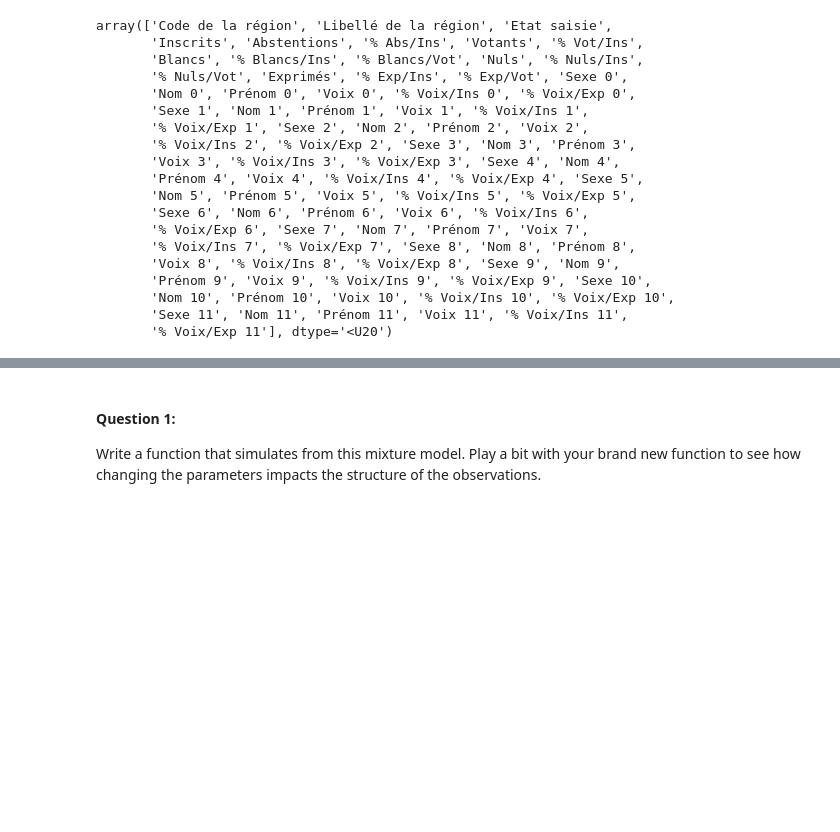
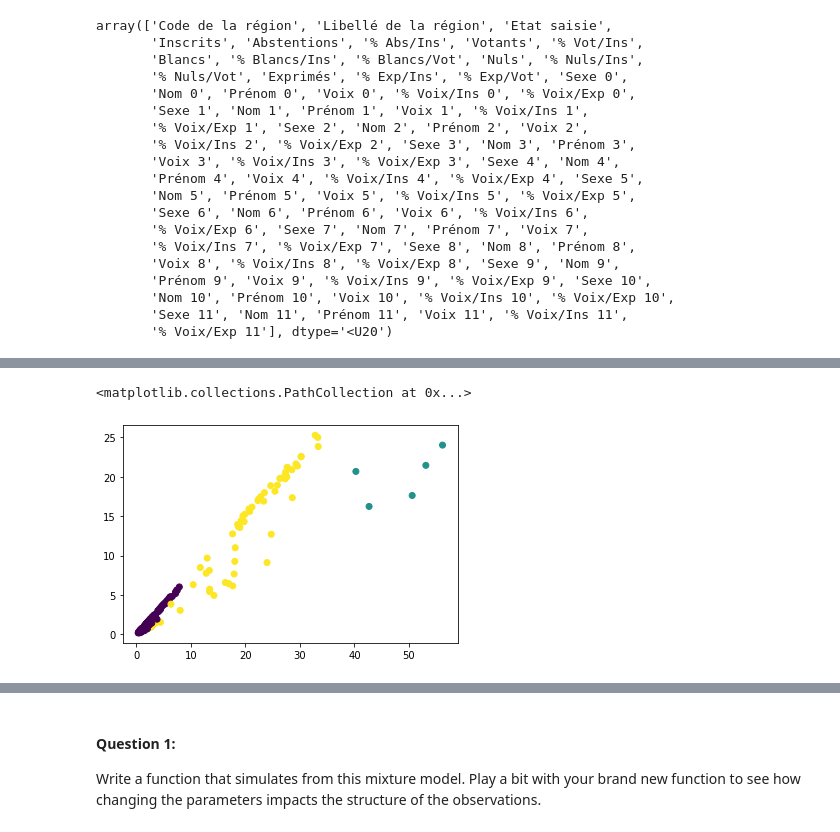
Before and after one commit to chloe-caville/APST2-Projet-2, a Jupyter notebook: Mixture Model Lab.ipynb, the cells around one changed output, grey strips where cells are left out. Drawn from its saved outputs; the diff is of its cells as text; code cells hidden in the pictures; blank space fills up the shorter version.

```diff
--- a/Mixture Model Lab.ipynb
+++ b/Mixture Model Lab.ipynb
@@ -194,0 +176,7 @@ tp[["% Voix/Exp 11","% Voix/Ins 11"]]
+# %%
+clust = res.predict(y)
+colort = ["red", "blue", "green"]
+plt.scatter(y[:,0],y[:,1], c=clust)
+# %% [output]
+<matplotlib.collections.PathCollection at 0x...>
+[figure, added]
```
Also changed, not shown: parts of 18 cells of this notebook.
